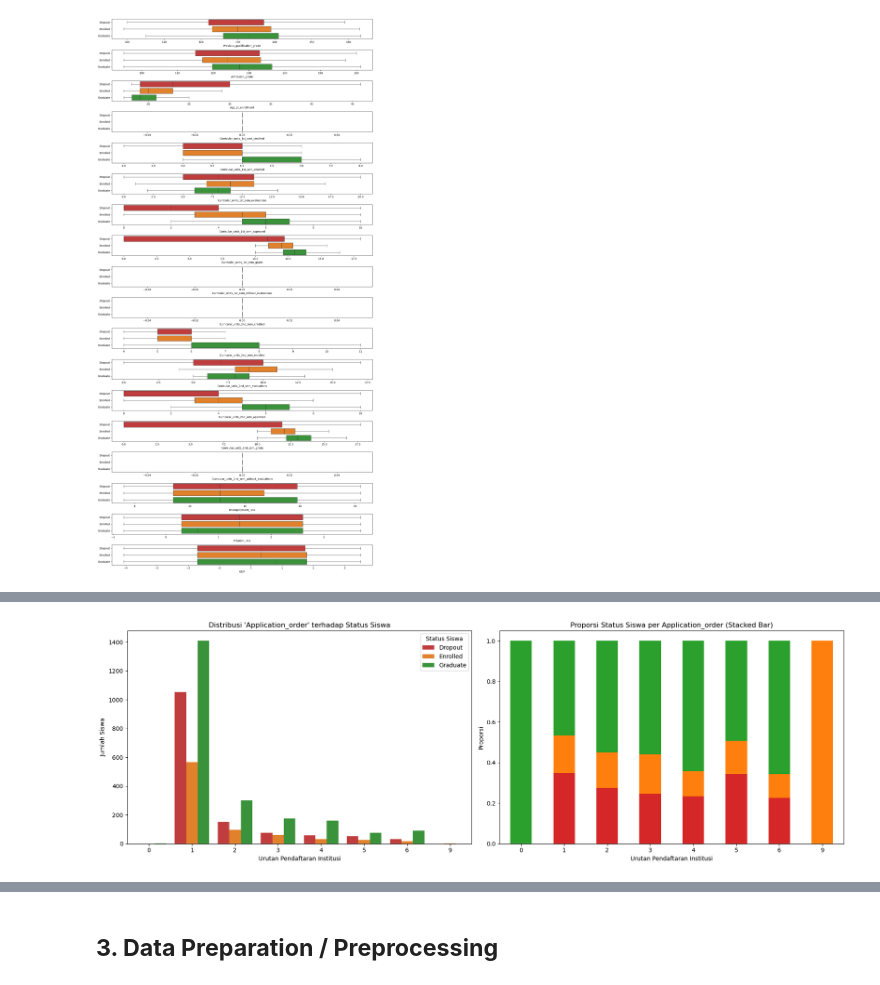
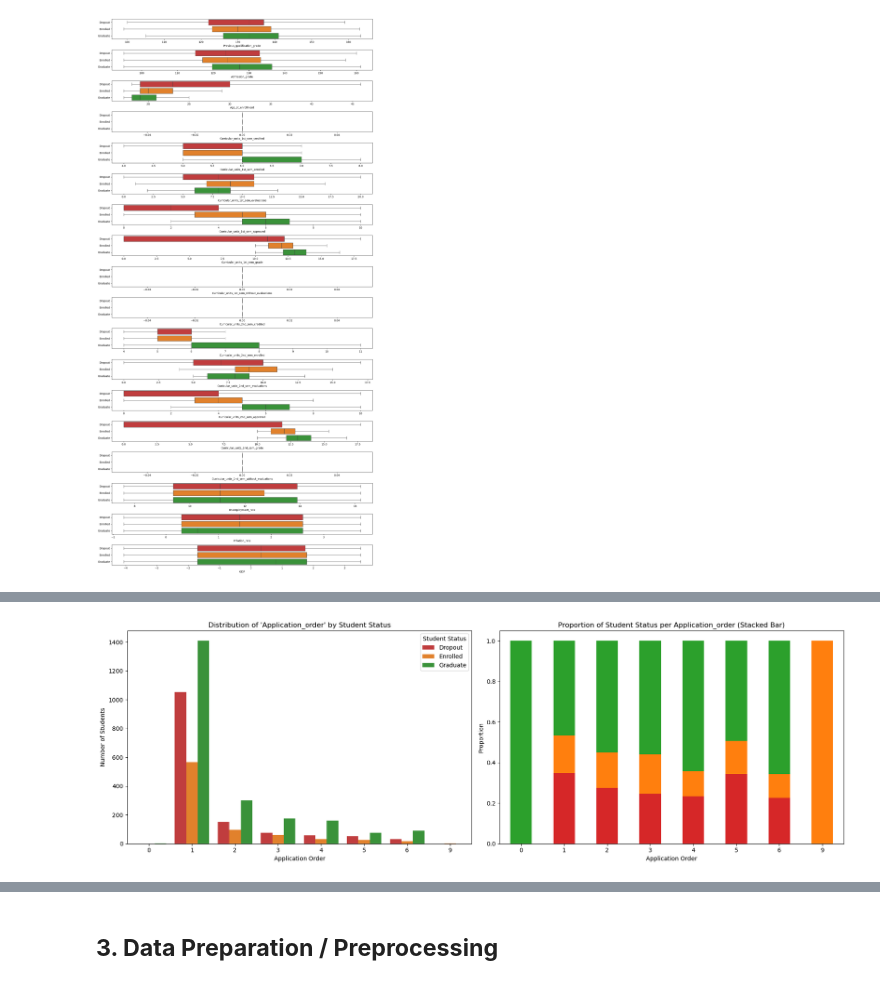
Before and after one commit to azhar-anas/student_status_prediction, a Jupyter notebook: notebook.ipynb, the cells around one changed output, grey strips where cells are left out. Drawn from its saved outputs; the diff is of its cells as text; code cells hidden in the pictures.

```diff
--- a/notebook.ipynb
+++ b/notebook.ipynb
@@ -430,23 +445,23 @@ plt.show()
 # %%
 fig, axes = plt.subplots(1, 2, figsize=(18, 6))
 
-# Plot 1: Bar chart jumlah siswa per Application_order dan Status
+# Plot 1: Bar chart of student count per Application_order and Status
 sns.countplot(data=df, x="Application_order", hue="Status", palette=status_palette, ax=axes[0])
-axes[0].set_title("Distribusi 'Application_order' terhadap Status Siswa")
-axes[0].set_xlabel("Urutan Pendaftaran Institusi")
-axes[0].set_ylabel("Jumlah Siswa")
-axes[0].legend(title="Status Siswa")
+axes[0].set_title("Distribution of 'Application_order' by Student Status")
+axes[0].set_xlabel("Application Order")
+axes[0].set_ylabel("Number of Students")
+axes[0].legend(title="Student Status")
 
-# Plot 2: Stacked bar chart proporsi Status per Application_order (dinormalisasi)
+# Plot 2: Stacked bar chart of Status proportion per Application_order (normalized)
 ctab = pd.crosstab(df["Application_order"], df["Status"], normalize='index')
 ctab.plot(kind='bar', stacked=True, ax=axes[1], color=[status_palette[k] for k in ctab.columns])
-axes[1].set_title("Proporsi Status Siswa per Application_order (Stacked Bar)")
-axes[1].set_xlabel("Urutan Pendaftaran Institusi")
+axes[1].set_title("Proportion of Student Status per Application_order (Stacked Bar)")
+axes[1].set_xlabel("Application Order")
 plt.setp(axes[1].get_xticklabels(), rotation=0)
-axes[1].set_ylabel("Proporsi")
+axes[1].set_ylabel("Proportion")
 axes[1].legend_.remove()
 
 plt.tight_layout()
 plt.show()
 # %% [output]
-[figure, old version]
+[figure, new version]
```
Also changed, not shown: parts of 102 cells of this notebook.
